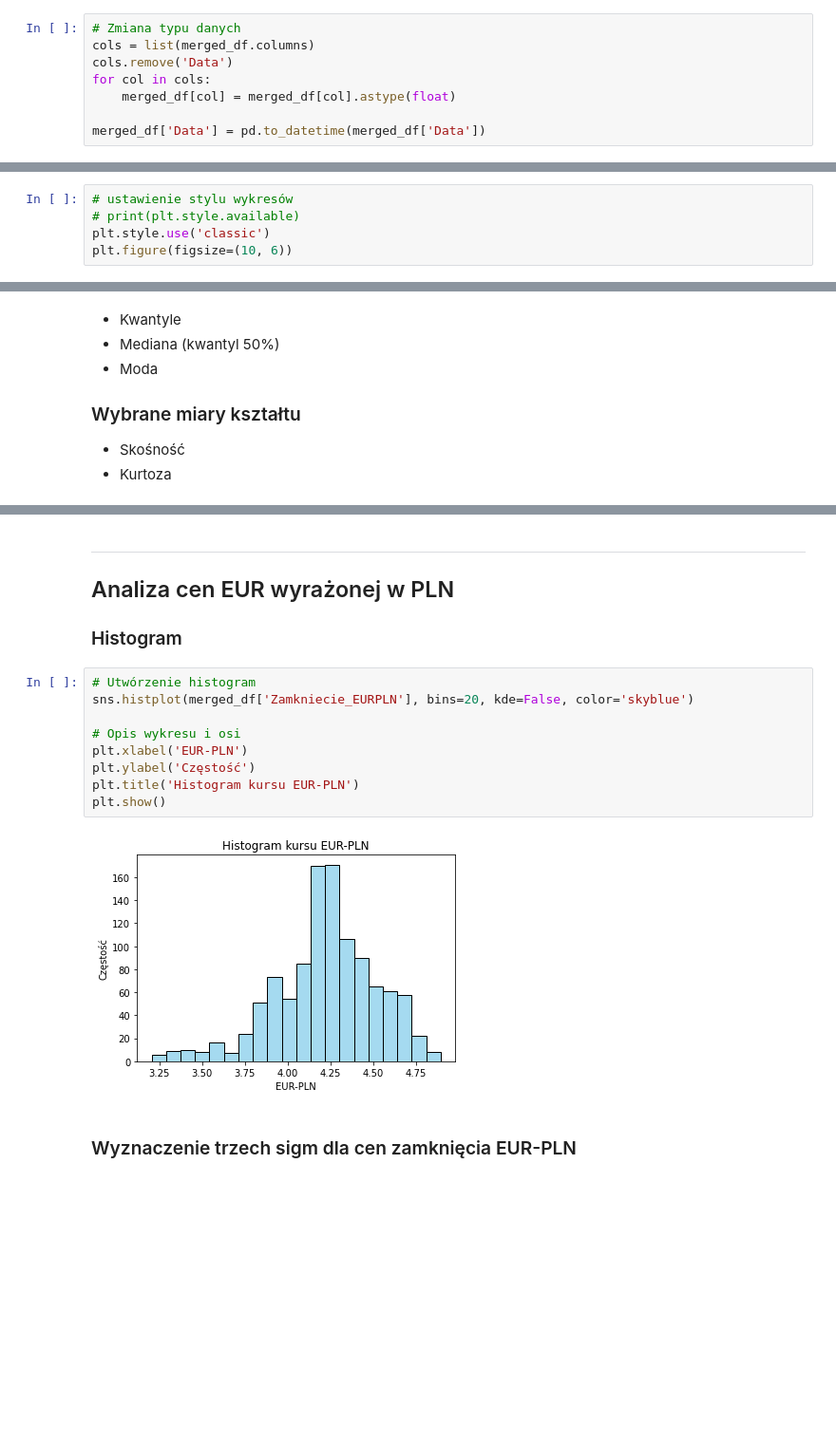
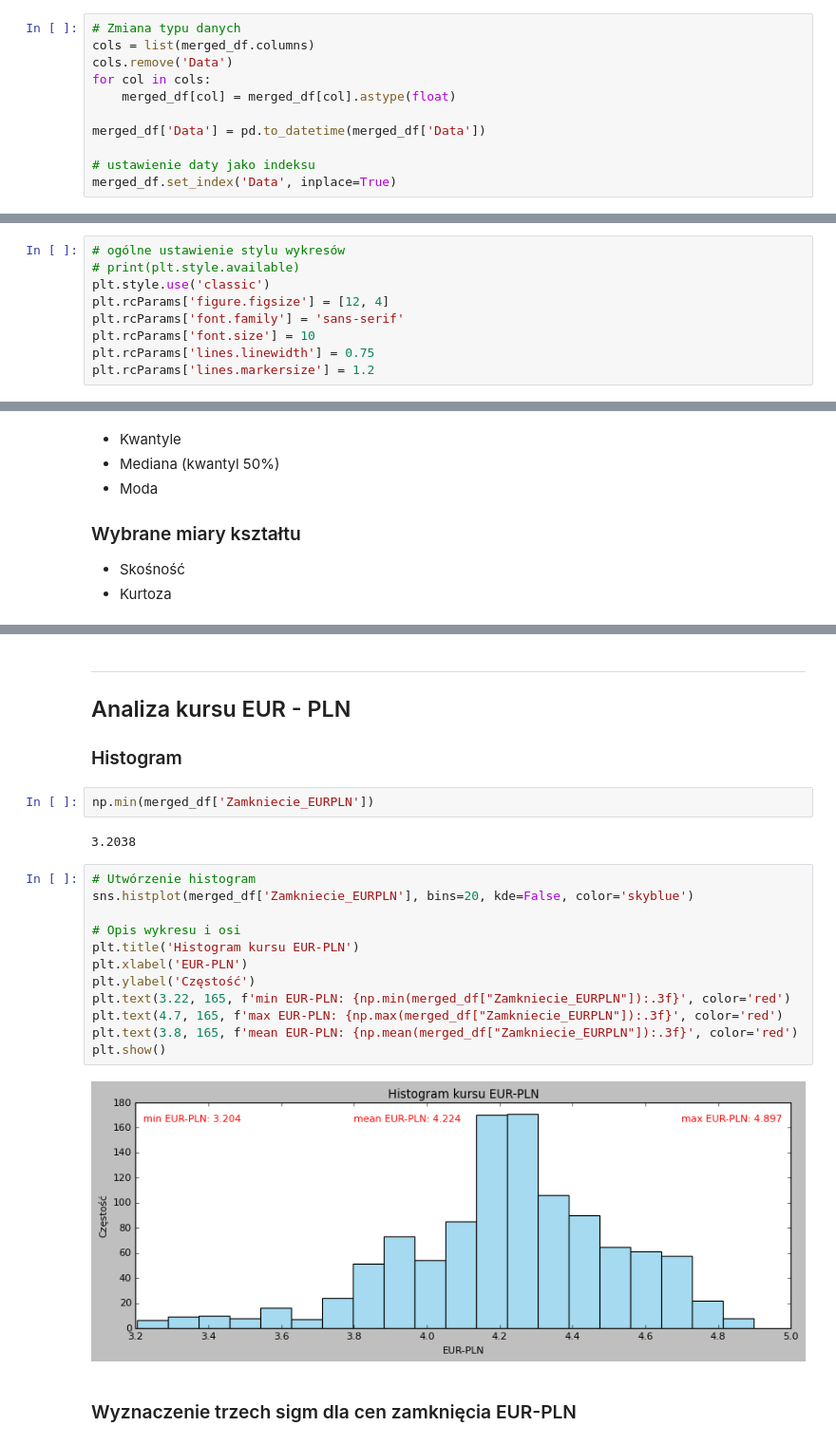
Before and after one commit to andkoc001/statistical-modeling, a Jupyter notebook: project.ipynb, the cells around one changed output, grey strips where cells are left out. Shown: that part at 95% size. Cells and saved outputs as stored; diff of their text form; blank space fills up the shorter version.

```diff
--- a/project.ipynb
+++ b/project.ipynb
@@ -73,5 +78,8 @@ for col in cols:
     merged_df[col] = merged_df[col].astype(float)
 
 merged_df['Data'] = pd.to_datetime(merged_df['Data'])
+
+# ustawienie daty jako indeksu
+merged_df.set_index('Data', inplace=True)
 # %%
 print(f"Liczba obserwacji (wierszy): {merged_df.shape[0]}, liczba kolumn: {merged_df.shape[1]}")
@@ -127,5 +95,9 @@ spolki_df.set_index('Data', inplace=True)
 # %%
-# ustawienie stylu wykresów
+# ogólne ustawienie stylu wykresów
 # print(plt.style.available)
 plt.style.use('classic')
-plt.figure(figsize=(10, 6))
+plt.rcParams['figure.figsize'] = [12, 4]
+plt.rcParams['font.family'] = 'sans-serif'
+plt.rcParams['font.size'] = 10
+plt.rcParams['lines.linewidth'] = 0.75
+plt.rcParams['lines.markersize'] = 1.2
@@ -285,19 +272,26 @@ $skew$ -> skośność; wartość większa od 1 świadczy o skośności lewostron
 $kurtosis$ -> kurtoza; bada czy rozkład jest płaski, czy stromy; kurtoza < 0 wskazuje na rozkład platykurtyczny, czyli rozkład niski i szeroki (Wartości zmiennej są bardziej rozrzucone wokół średniej oraz mamy mniejsze prawdopodobieństwo wystąpienia wartości ekstremalnych)
 # %% [markdown]
 ___
-## Analiza cen EUR wyrażonej w PLN
+## Analiza kursu EUR - PLN
 ### Histogram
+# %%
+np.min(merged_df['Zamkniecie_EURPLN'])
+# %% [output]
+3.2038
 # %%
 # Utwórzenie histogram
 sns.histplot(merged_df['Zamkniecie_EURPLN'], bins=20, kde=False, color='skyblue')
 
 # Opis wykresu i osi
+plt.title('Histogram kursu EUR-PLN')
 plt.xlabel('EUR-PLN')
 plt.ylabel('Częstość')
-plt.title('Histogram kursu EUR-PLN')
+plt.text(3.22, 165, f'min EUR-PLN: {np.min(merged_df["Zamkniecie_EURPLN"]):.3f}', color='red')
+plt.text(4.7, 165, f'max EUR-PLN: {np.max(merged_df["Zamkniecie_EURPLN"]):.3f}', color='red')
+plt.text(3.8, 165, f'mean EUR-PLN: {np.mean(merged_df["Zamkniecie_EURPLN"]):.3f}', color='red')
 plt.show()
 # %% [output]
-[figure, old version]
+[figure, new version]
 # %% [markdown]
 ### Wyznaczenie trzech sigm dla cen zamknięcia EUR-PLN
 # %%
```
Also changed, not shown: parts of 24 cells of this notebook.
